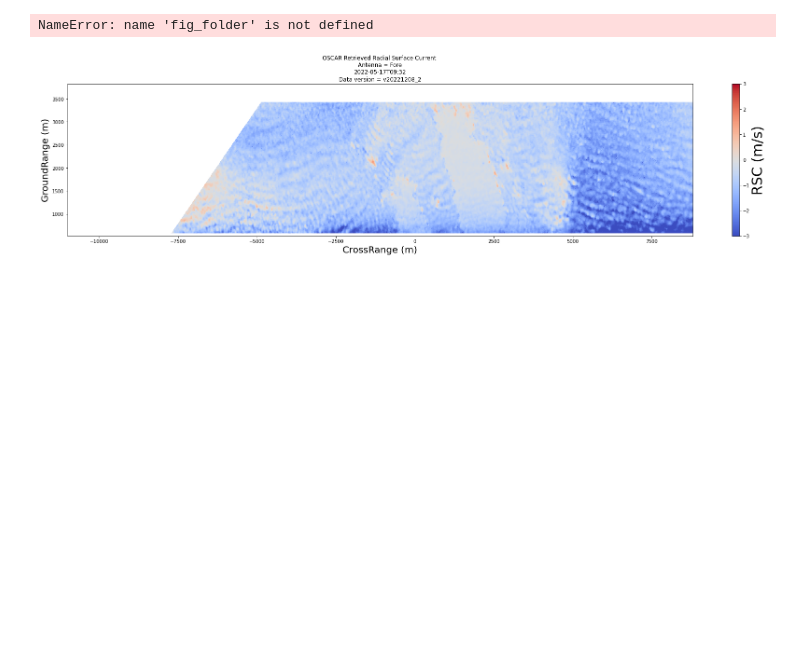
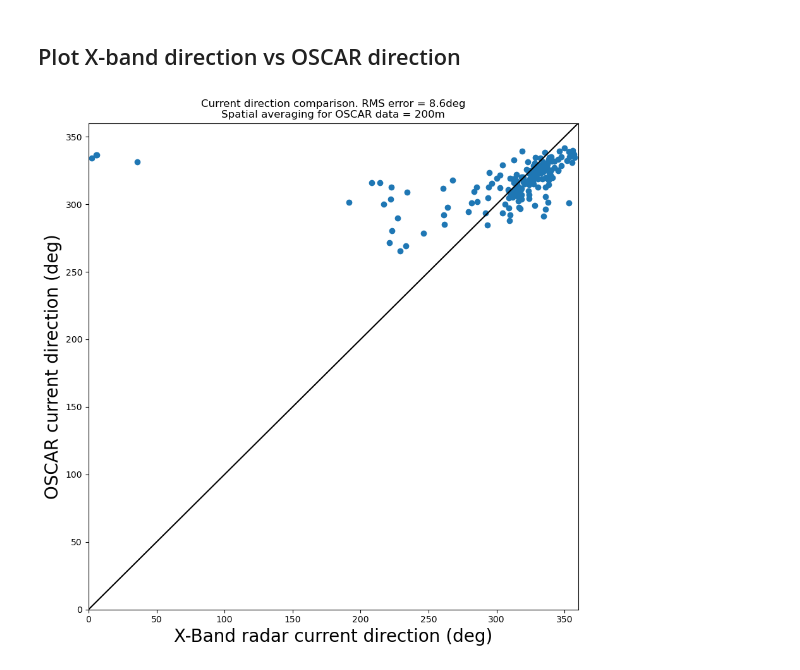
Before and after one commit to ACHMartin/seastar_project, a Jupyter notebook: OSCAR_Ushant_L1b.ipynb, the cells around one changed output. Saved outputs shown, nothing was run; the diff lists cells and outputs as text; code cells hidden in the pictures; blank space fills up the shorter version.

```diff
--- a/OSCAR_Ushant_L1b.ipynb
+++ b/OSCAR_Ushant_L1b.ipynb
@@ -203,3 +290,20 @@ ValueError: conflicting sizes for dimension 'GroundRange': length 2477 on the da
+# %% [markdown]
+## Plot X-band direction vs OSCAR direction
+# %%
+fig = plt.figure(figsize=(10, 10))
+plt.scatter(XbandCurrentDirection,CurrentDirectionComparison)
+plt.xlim([0,360])
+plt.ylim([0,360])
+plt.plot([0,360],[0,360],'k')
+plt.xlabel('X-Band radar current direction (deg)',fontsize=20)
+plt.ylabel('OSCAR current direction (deg)',fontsize=20)
+
+Derr= np.sqrt(np.nanmean(XbandCurrentDirection - CurrentDirectionComparison) **2 )
+plt.title('Current direction comparison. RMS error = '+str(round(Derr,1))+'deg\n'
+         'Spatial averaging for OSCAR data = '+str(rolling_window * sar_pixel_size) +'m')
+plt.show()
+# %% [output]
+[figure, added]
 # %%
 fig = plt.figure(figsize=(20, 10))
 #ax = fig.add_subplot(1,1,1)
@@ -378,7 +479,7 @@ for beam in ['Fore','Aft']:
           robust=True,
           cmap='coolwarm',
           add_colorbar=False,
-          vmin=-3,vmax=3
+          #vmin=-3,vmax=3
          )
     cbar = plt.colorbar(im)
     cbar.set_label('RSC (m/s)',fontsize=30)
@@ -392,7 +493,4 @@ for beam in ['Fore','Aft']:
               +'\n'
               + 'Data version = ' + version
              )
-    plt.savefig(fig_folder + 'RSC_' + beam + '.png', dpi=150, bbox_inches='tight')
+    #plt.savefig(fig_folder + 'RSC_' + beam + '.png', dpi=150, bbox_inches='tight')
-# %% [output]
-NameError: name 'fig_folder' is not defined
-[figure, removed]
```
Also changed, not shown: parts of 46 cells of this notebook, 2 other files.
